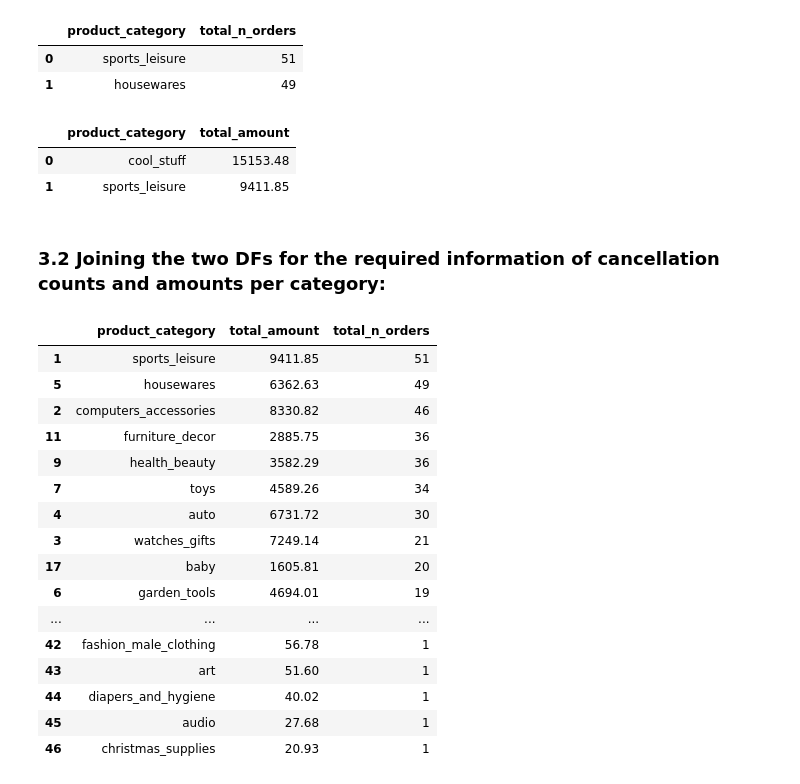
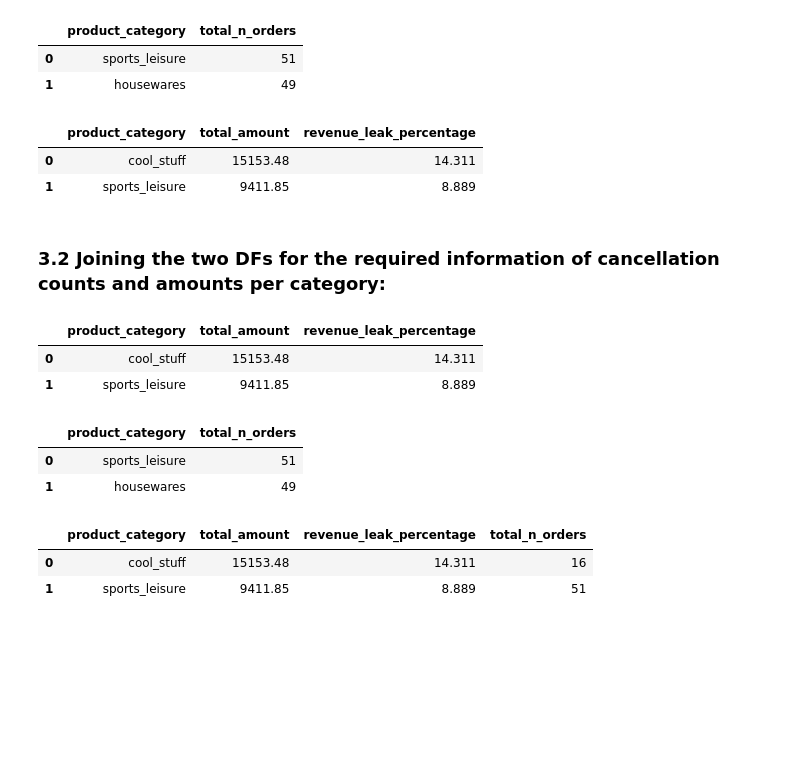
Before and after one commit to Nishan-k/E-commerce-SQL-Analytics, a Jupyter notebook: notebooks/02_Revenue Leakage Analysis.ipynb, the cells around one changed output. Drawn from its saved outputs; the diff is of its cells as text; code cells hidden in the pictures; blank space fills up the shorter version.

Commit message:
Revenue Leakage Analysis Completed

```diff
--- a/notebooks/02_Revenue Leakage Analysis.ipynb
+++ b/notebooks/02_Revenue Leakage Analysis.ipynb
@@ -708,39 +711,34 @@ cncl_count_per_category.head(2)
 | 1 | housewares | 49 |
 # %%
 cancellation_by_category_cpy = cancellation_by_category.copy()
-# %%
-cancellation_by_category_cpy.drop(columns=['revenue_leak_percentage'],
-                                  inplace=True)
 # %%
 cancellation_by_category_cpy.head(2)
 # %% [output]
-|  | product_category | total_amount |
-| 0 | cool_stuff | 15153.48 |
-| 1 | sports_leisure | 9411.85 |
+|  | product_category | total_amount | revenue_leak_percentage |
+| 0 | cool_stuff | 15153.48 | 14.311 |
+| 1 | sports_leisure | 9411.85 | 8.889 |
 # %% [markdown]
 ### 3.2 Joining the two DFs for the required information of cancellation counts and amounts per category:
+# %%
+cancellation_by_category_cpy.head(2)
+# %% [output]
+|  | product_category | total_amount | revenue_leak_percentage |
+| 0 | cool_stuff | 15153.48 | 14.311 |
+| 1 | sports_leisure | 9411.85 | 8.889 |
+# %%
+cncl_count_per_category.head(2)
+# %% [output]
+|  | product_category | total_n_orders |
+| 0 | sports_leisure | 51 |
+| 1 | housewares | 49 |
 # %%
 cncl_count_and_amount = pd.merge(cancellation_by_category_cpy,
                                 cncl_count_per_category,
                                 on='product_category',
                                 how='inner')
 # %%
-cncl_count_and_amount.sort_values(by=['total_n_orders'], ascending=False)
+cncl_count_and_amount.head(2)
 # %% [output]
-|  | product_category | total_amount | total_n_orders |
-| 1 | sports_leisure | 9411.85 | 51 |
-| 5 | housewares | 6362.63 | 49 |
-| 2 | computers_accessories | 8330.82 | 46 |
-| 11 | furniture_decor | 2885.75 | 36 |
-| 9 | health_beauty | 3582.29 | 36 |
-| 7 | toys | 4589.26 | 34 |
-| 4 | auto | 6731.72 | 30 |
-| 3 | watches_gifts | 7249.14 | 21 |
-| 17 | baby | 1605.81 | 20 |
-| 6 | garden_tools | 4694.01 | 19 |
-| ... | ... | ... | ... |
-| 42 | fashion_male_clothing | 56.78 | 1 |
-| 43 | art | 51.60 | 1 |
-| 44 | diapers_and_hygiene | 40.02 | 1 |
-| 45 | audio | 27.68 | 1 |
-| 46 | christmas_supplies | 20.93 | 1 |
+|  | product_category | total_amount | revenue_leak_percentage | total_n_orders |
+| 0 | cool_stuff | 15153.48 | 14.311 | 16 |
+| 1 | sports_leisure | 9411.85 | 8.889 | 51 |
```
Also changed, not shown: parts of 3 cells of this notebook, 2 other files.
